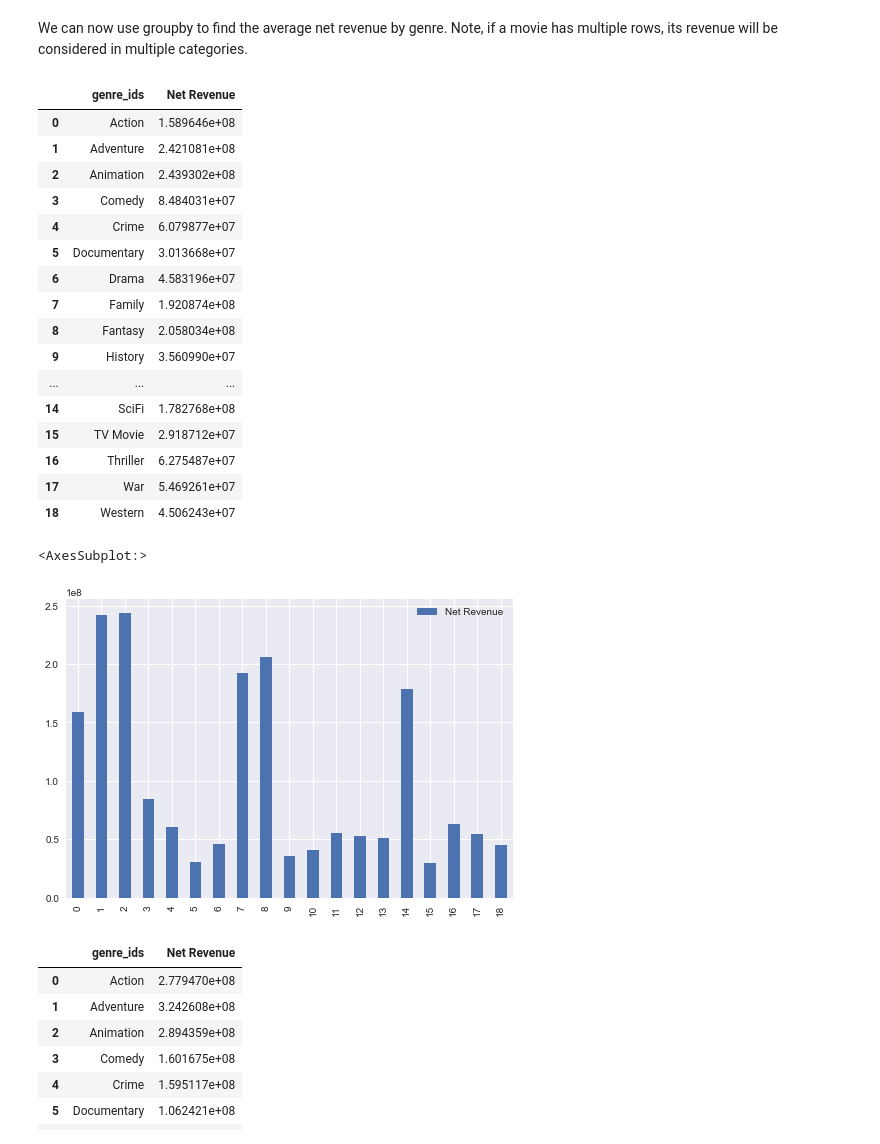
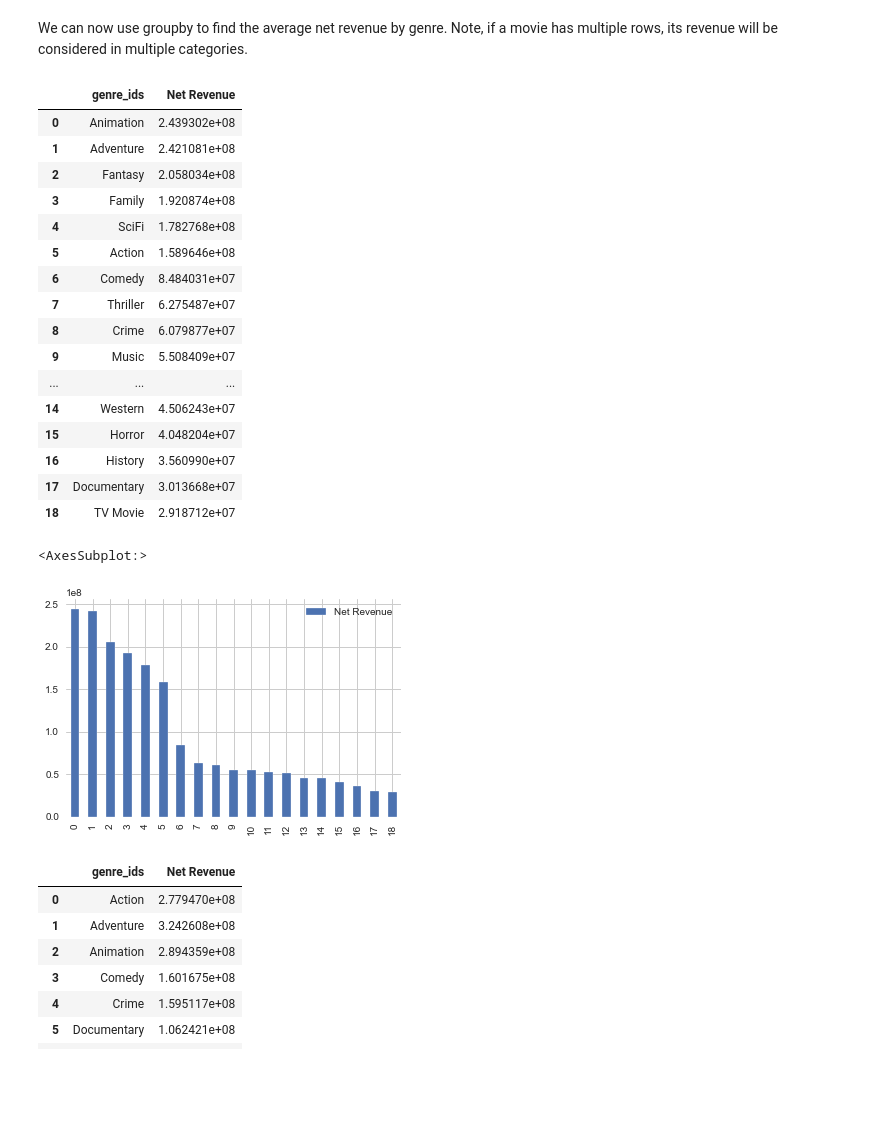
Before and after one commit to ndsecond/capstone-pod-7, a Jupyter notebook: notebooks/ej-dir/ej-ind.ipynb, the cells around one changed output. Saved outputs shown, nothing was run; the diff lists cells and outputs as text; code cells hidden in the pictures; blank space fills up the shorter version.

```diff
--- a/notebooks/ej-dir/ej-ind.ipynb
+++ b/notebooks/ej-dir/ej-ind.ipynb
@@ -1086,32 +1093,32 @@ genre_df_exploded = genre_df_exploded[genre_df_exploded['genre_ids'] != '']
 # %% [markdown]
 We can now use groupby to find the average net revenue by genre. Note, if a movie has multiple rows, its revenue will be considered in multiple categories.
 # %%
-average_group = genre_df_exploded.groupby(['genre_ids'])['Net Revenue'].mean().reset_index()
+average_group = genre_df_exploded.groupby(['genre_ids'])['Net Revenue'].mean().sort_values(ascending=False).reset_index()
 average_group
 # %% [output]
 |  | genre_ids | Net Revenue |
-| 0 | Action | 1.589646e+08 |
+| 0 | Animation | 2.439302e+08 |
 | 1 | Adventure | 2.421081e+08 |
-| 2 | Animation | 2.439302e+08 |
-| 3 | Comedy | 8.484031e+07 |
-| 4 | Crime | 6.079877e+07 |
-| 5 | Documentary | 3.013668e+07 |
-| 6 | Drama | 4.583196e+07 |
-| 7 | Family | 1.920874e+08 |
-| 8 | Fantasy | 2.058034e+08 |
-| 9 | History | 3.560990e+07 |
+| 2 | Fantasy | 2.058034e+08 |
+| 3 | Family | 1.920874e+08 |
+| 4 | SciFi | 1.782768e+08 |
+| 5 | Action | 1.589646e+08 |
+| 6 | Comedy | 8.484031e+07 |
+| 7 | Thriller | 6.275487e+07 |
+| 8 | Crime | 6.079877e+07 |
+| 9 | Music | 5.508409e+07 |
 | ... | ... | ... |
-| 14 | SciFi | 1.782768e+08 |
-| 15 | TV Movie | 2.918712e+07 |
-| 16 | Thriller | 6.275487e+07 |
-| 17 | War | 5.469261e+07 |
-| 18 | Western | 4.506243e+07 |
+| 14 | Western | 4.506243e+07 |
+| 15 | Horror | 4.048204e+07 |
+| 16 | History | 3.560990e+07 |
+| 17 | Documentary | 3.013668e+07 |
+| 18 | TV Movie | 2.918712e+07 |
 # %%
 #first attempt at visualization
 average_group.plot(kind='bar')
 # %% [output]
 <AxesSubplot:>
-[figure, old version]
+[figure, new version]
 # %%
 #Groupby genre on net revenue standard deviation
 std_group = genre_df_exploded.groupby('genre_ids')['Net Revenue'].std().reset_index()
```
Also changed, not shown: parts of 16 cells of this notebook.
